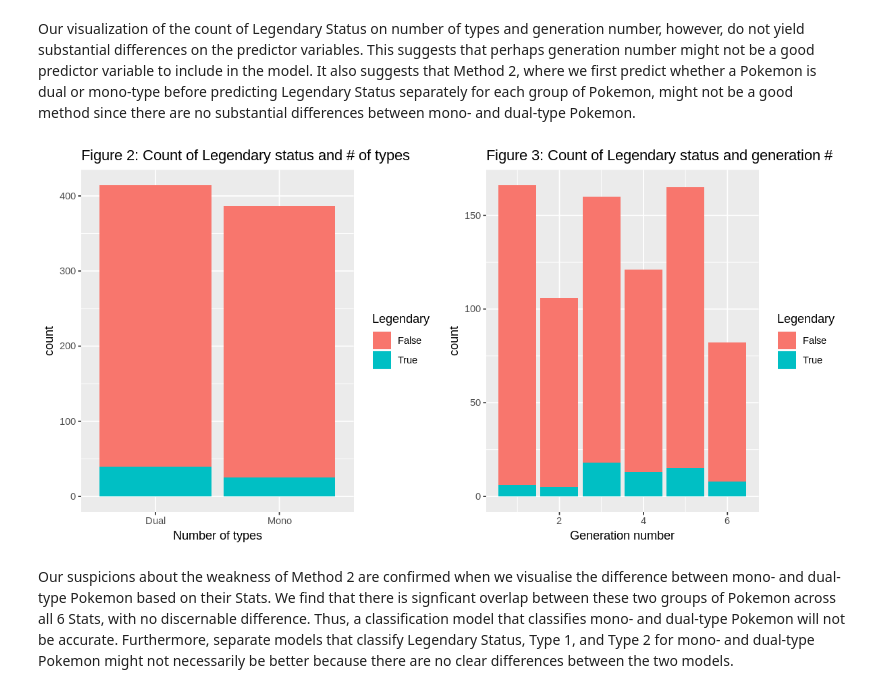
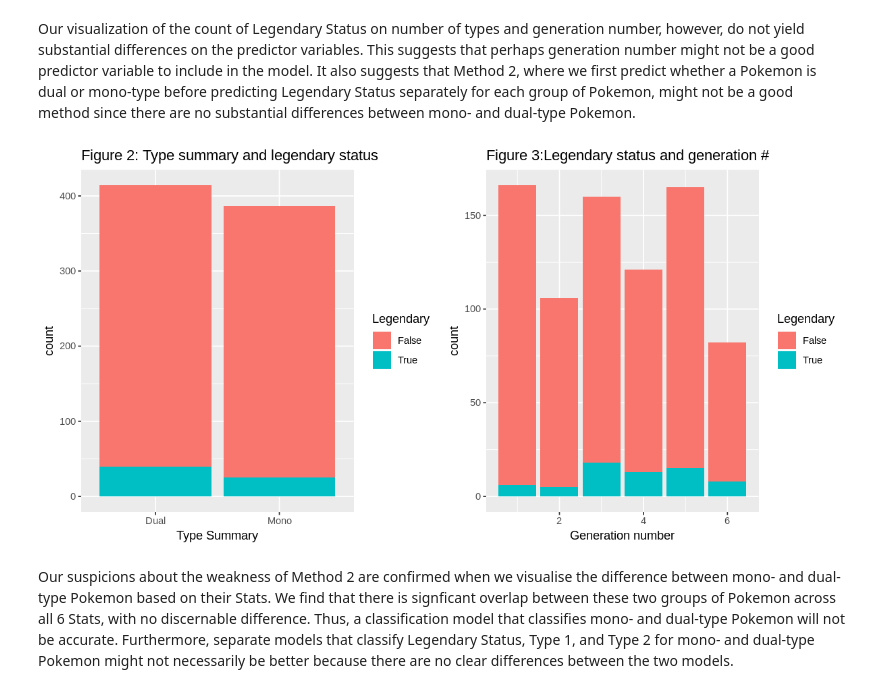
Before and after one commit to Towelat/DSCI--group-7, a Jupyter notebook: group_7_project_v2.ipynb, the cells around one changed output. Saved outputs shown, nothing was run; the diff lists cells and outputs as text; code cells hidden in the pictures.

```diff
--- a/group_7_project_v2.ipynb
+++ b/group_7_project_v2.ipynb
@@ -185,18 +185,18 @@ Our visualization of the count of Legendary Status on number of types and genera
 # %%
 options(repr.plot.width= 10, repr.plot.height= 5)
 viz1 <- scaled_pokemon %>%
         ggplot(aes(x= Type_summary, fill = Legendary)) +
         geom_bar() +
-        labs(x= "Number of types") +
-        ggtitle("Figure 2: Count of Legendary status and # of types")
+        labs(x= "Type Summary") +
+        ggtitle("Figure 2: Type summary and legendary status")
 viz2 <- cleaned_pokemon %>%
         ggplot(aes(x= Generation, fill = Legendary)) +
         geom_bar() +
         labs(x= "Generation number") +
-        ggtitle("Figure 3: Count of Legendary status and generation #")
+        ggtitle("Figure 3:Legendary status and generation #")
 grid.arrange(viz1, viz2, ncol = 2)
 # %% [output]
-[figure, old version]
+[figure, new version]
 # %% [markdown]
 Our suspicions about the weakness of Method 2 are confirmed when we visualise the difference between mono- and dual-type Pokemon based on their Stats. We find that there is signficant overlap between these two groups of Pokemon across all 6 Stats, with no discernable difference. Thus, a classification model that classifies mono- and dual-type Pokemon will not be accurate. Furthermore, separate models that classify Legendary Status, Type 1, and Type 2 for mono- and dual-type Pokemon might not necessarily be better because there are no clear differences between the two models.
 # %%
```
Also changed, not shown: parts of 11 cells of this notebook.
